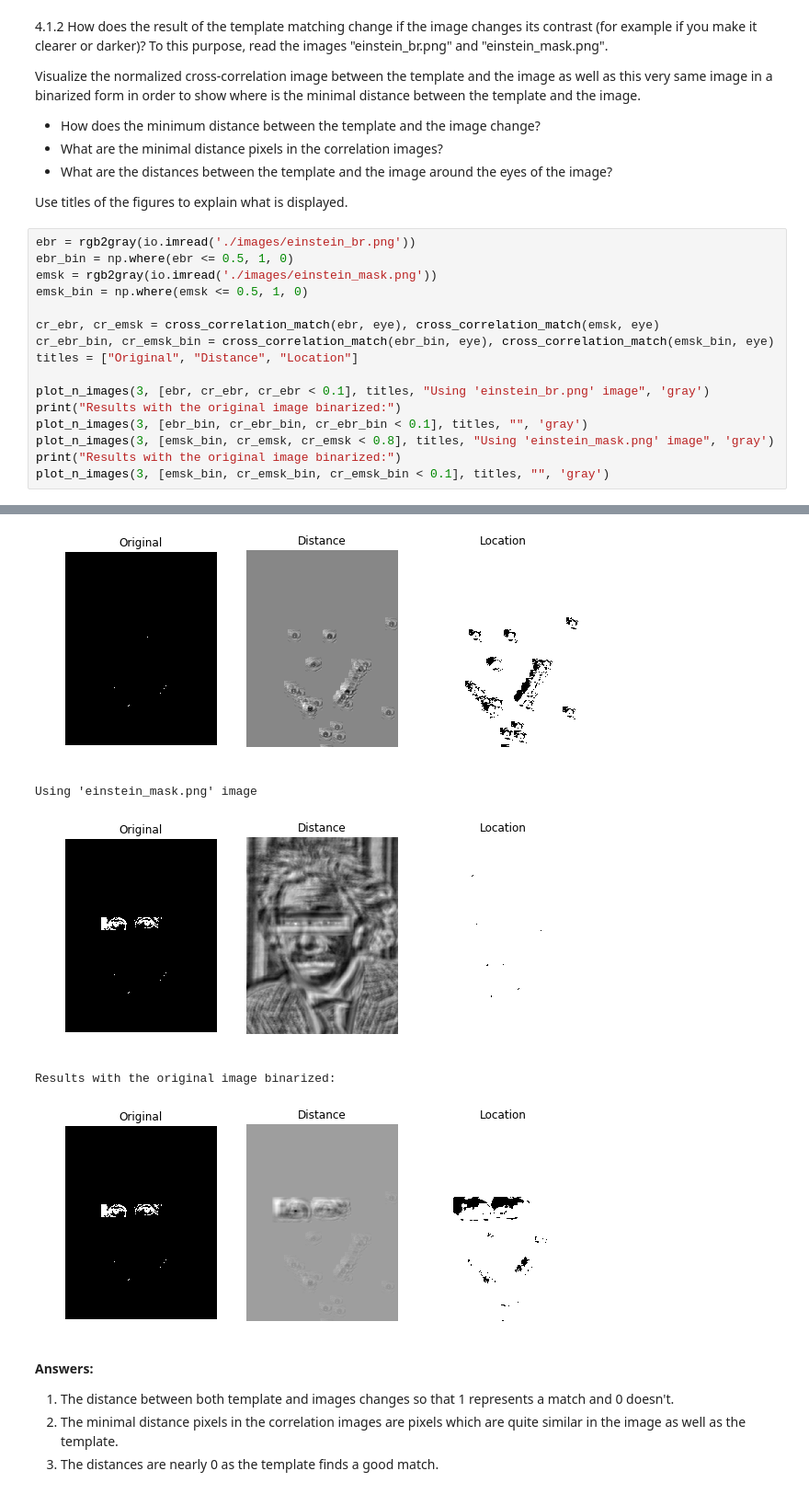
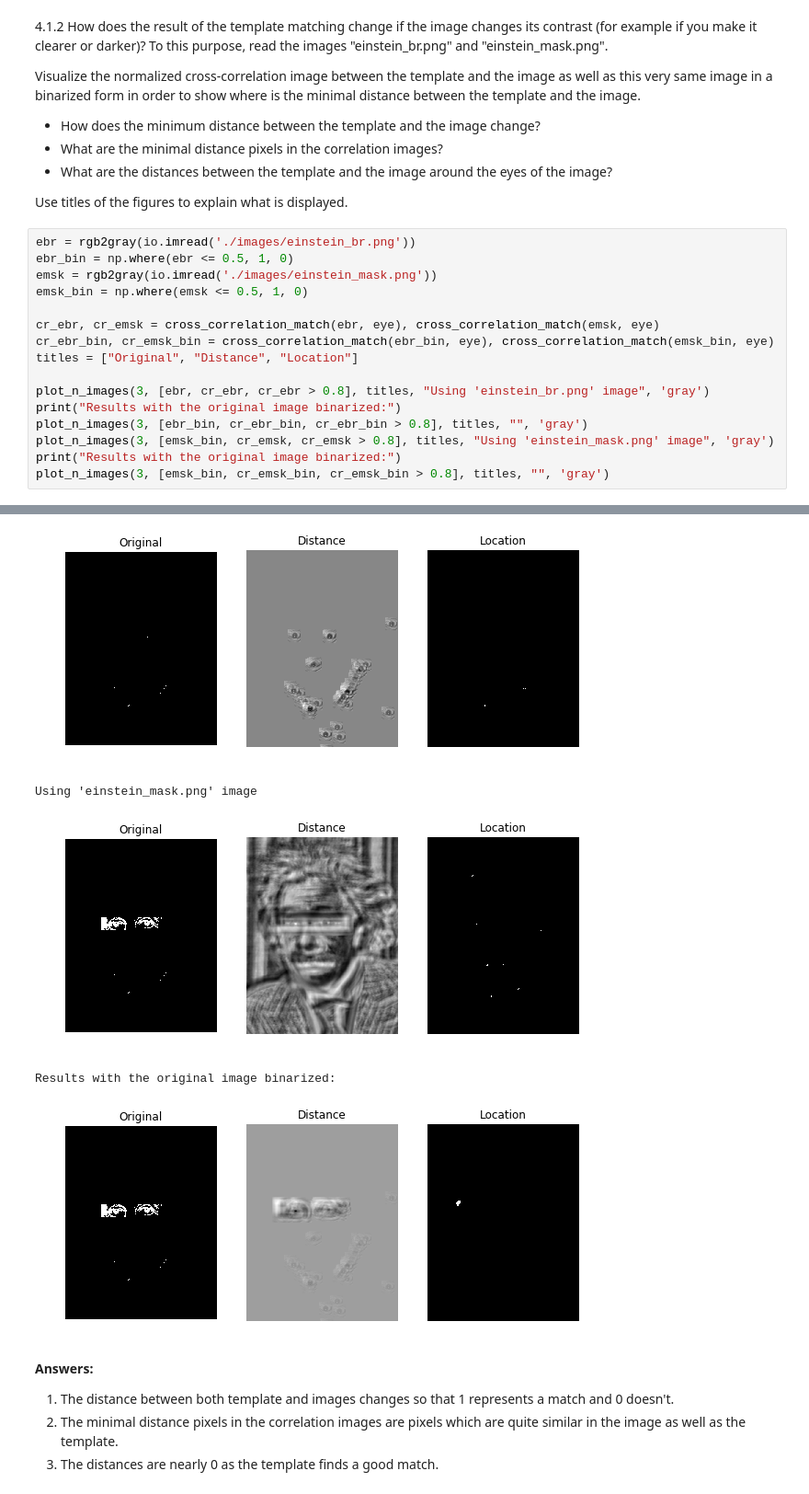
Before and after one commit to leRoderic/VA_19, a Jupyter notebook: P4/P4_JoelBolwijn_RodrigoCabezas.ipynb, the cells around one changed output, grey strips where cells are left out. Shown at 92% size. Drawn from its saved outputs; the diff is of its cells as text.

```diff
--- a/P4/P4_JoelBolwijn_RodrigoCabezas.ipynb
+++ b/P4/P4_JoelBolwijn_RodrigoCabezas.ipynb
@@ -122,11 +124,11 @@ cr_ebr, cr_emsk = cross_correlation_match(ebr, eye), cross_correlation_match(ems
 cr_ebr_bin, cr_emsk_bin = cross_correlation_match(ebr_bin, eye), cross_correlation_match(emsk_bin, eye)
 titles = ["Original", "Distance", "Location"]
 
-plot_n_images(3, [ebr, cr_ebr, cr_ebr < 0.1], titles, "Using 'einstein_br.png' image", 'gray')
+plot_n_images(3, [ebr, cr_ebr, cr_ebr > 0.8], titles, "Using 'einstein_br.png' image", 'gray')
 print("Results with the original image binarized:")
-plot_n_images(3, [ebr_bin, cr_ebr_bin, cr_ebr_bin < 0.1], titles, "", 'gray')
-plot_n_images(3, [emsk_bin, cr_emsk, cr_emsk < 0.8], titles, "Using 'einstein_mask.png' image", 'gray')
+plot_n_images(3, [ebr_bin, cr_ebr_bin, cr_ebr_bin > 0.8], titles, "", 'gray')
+plot_n_images(3, [emsk_bin, cr_emsk, cr_emsk > 0.8], titles, "Using 'einstein_mask.png' image", 'gray')
 print("Results with the original image binarized:")
-plot_n_images(3, [emsk_bin, cr_emsk_bin, cr_emsk_bin < 0.1], titles, "", 'gray')
+plot_n_images(3, [emsk_bin, cr_emsk_bin, cr_emsk_bin > 0.8], titles, "", 'gray')
 # %% [output]
 Using 'einstein_br.png' image
@@ -134,9 +136,9 @@ Using 'einstein_br.png' image
 Results with the original image binarized:
-[figure, old version]
+[figure, new version]
 Using 'einstein_mask.png' image
-[figure, old version]
+[figure, new version]
 Results with the original image binarized:
-[figure, old version]
+[figure, new version]
 # %% [markdown]
 **Answers:**
 
```
Also changed, not shown: parts of 13 cells of this notebook.
